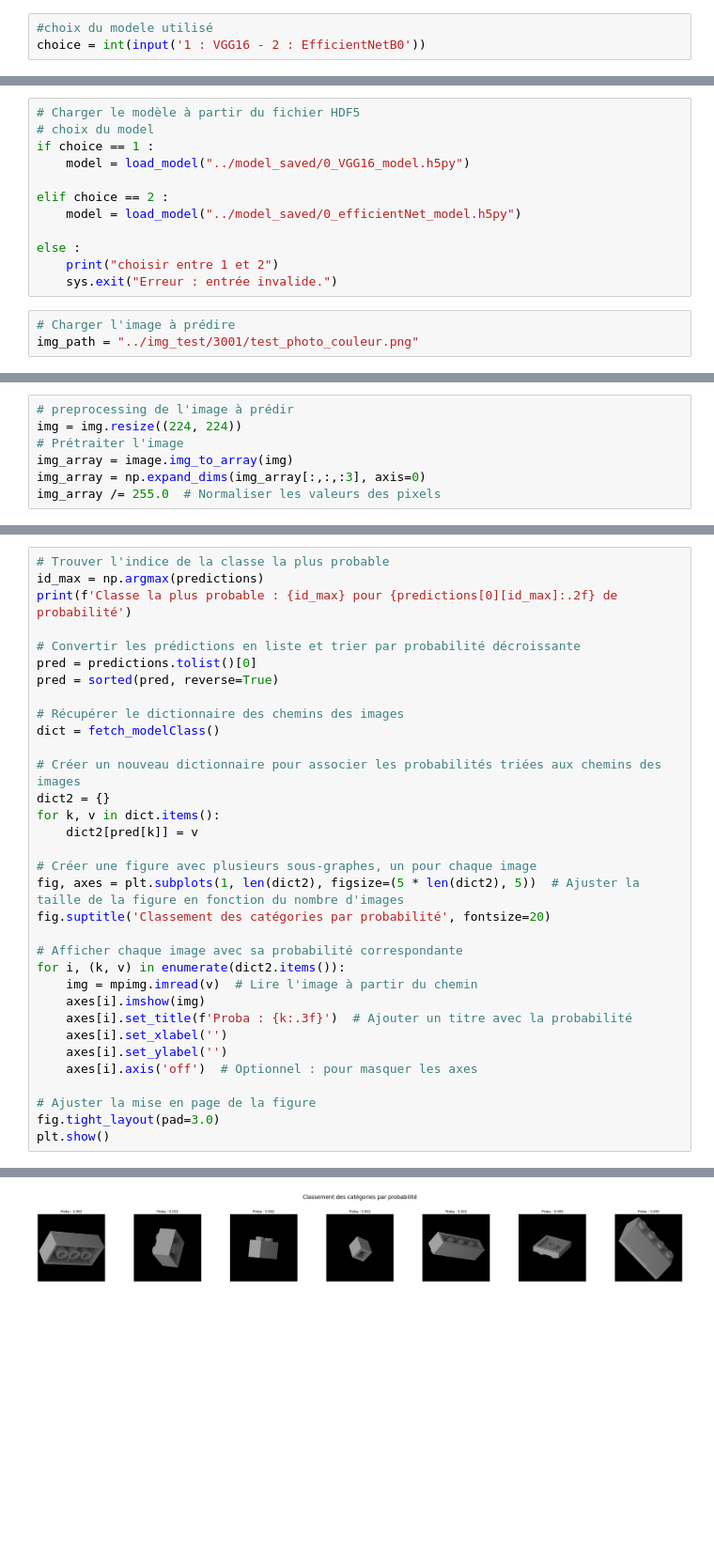
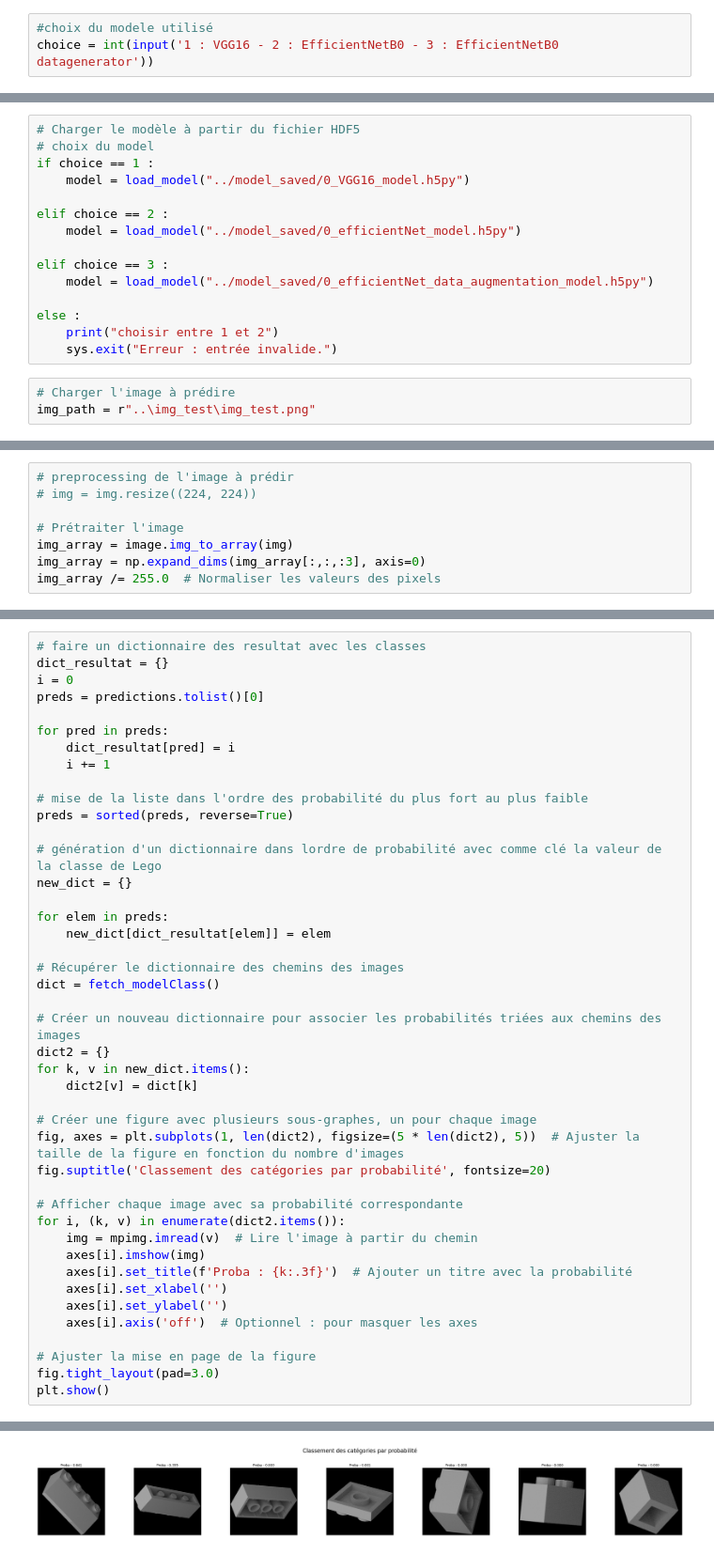
Before and after one commit to Dim2960/lego_classification, a Jupyter notebook: notebooks/test_model.ipynb, the cells around one changed output, grey strips where cells are left out. Shown at 94% size. Saved outputs shown, nothing was run; the diff lists cells and outputs as text; blank space fills up the shorter version.

```diff
--- a/notebooks/test_model.ipynb
+++ b/notebooks/test_model.ipynb
@@ -16,6 +18,6 @@ from keras.applications import VGG16
 # %%
 #choix du modele utilisé
-choice = int(input('1 : VGG16 - 2 : EfficientNetB0'))
+choice = int(input('1 : VGG16 - 2 : EfficientNetB0 - 3 : EfficientNetB0 datagenerator'))
 # %%
 # Charger le modèle pré-entraîné
 if choice == 1 :
@@ -36,12 +41,15 @@ if choice == 1 :
 elif choice == 2 :
     model = load_model("../model_saved/0_efficientNet_model.h5py")
 
+elif choice == 3 :
+    model = load_model("../model_saved/0_efficientNet_data_augmentation_model.h5py")
+
 else :
     print("choisir entre 1 et 2")
     sys.exit("Erreur : entrée invalide.")
 # %%
 # Charger l'image à prédire
-img_path = "../img_test/3001/test_photo_couleur.png"
+img_path = r"..\img_test\img_test.png"
 # %%
 # affichage de l'image
 img = Image.open(img_path)
@@ -55,6 +64,7 @@ plt.show()
 # %%
 # preprocessing de l'image à prédir
-img = img.resize((224, 224))
+# img = img.resize((224, 224))
+
 # Prétraiter l'image
 img_array = image.img_to_array(img)
 img_array = np.expand_dims(img_array[:,:,:3], axis=0)
@@ -99,19 +115,29 @@ predictions = model.predict(img_array)
 # %%
-# Trouver l'indice de la classe la plus probable
-id_max = np.argmax(predictions)
-print(f'Classe la plus probable : {id_max} pour {predictions[0][id_max]:.2f} de probabilité')
+# faire un dictionnaire des resultat avec les classes
+dict_resultat = {}
+i = 0
+preds = predictions.tolist()[0]
 
-# Convertir les prédictions en liste et trier par probabilité décroissante
-pred = predictions.tolist()[0]
-pred = sorted(pred, reverse=True)
+for pred in preds:
+    dict_resultat[pred] = i
+    i += 1
+
+# mise de la liste dans l'ordre des probabilité du plus fort au plus faible
+preds = sorted(preds, reverse=True)
+
+# génération d'un dictionnaire dans lordre de probabilité avec comme clé la valeur de la classe de Lego
+new_dict = {}
+
+for elem in preds:
+    new_dict[dict_resultat[elem]] = elem
 
 # Récupérer le dictionnaire des chemins des images
 dict = fetch_modelClass()
 
 # Créer un nouveau dictionnaire pour associer les probabilités triées aux chemins des images
 dict2 = {}
-for k, v in dict.items():
-    dict2[pred[k]] = v
+for k, v in new_dict.items():
+    dict2[v] = dict[k]
 
 # Créer une figure avec plusieurs sous-graphes, un pour chaque image
 fig, axes = plt.subplots(1, len(dict2), figsize=(5 * len(dict2), 5))  # Ajuster la taille de la figure en fonction du nombre d'images
@@ -134 +159 @@ Classe la plus probable : 6 pour 0.96 de probabilité
-[figure, old version]
+[figure, new version]
```
Also changed, not shown: parts of 8 cells of this notebook, 5 other files.
